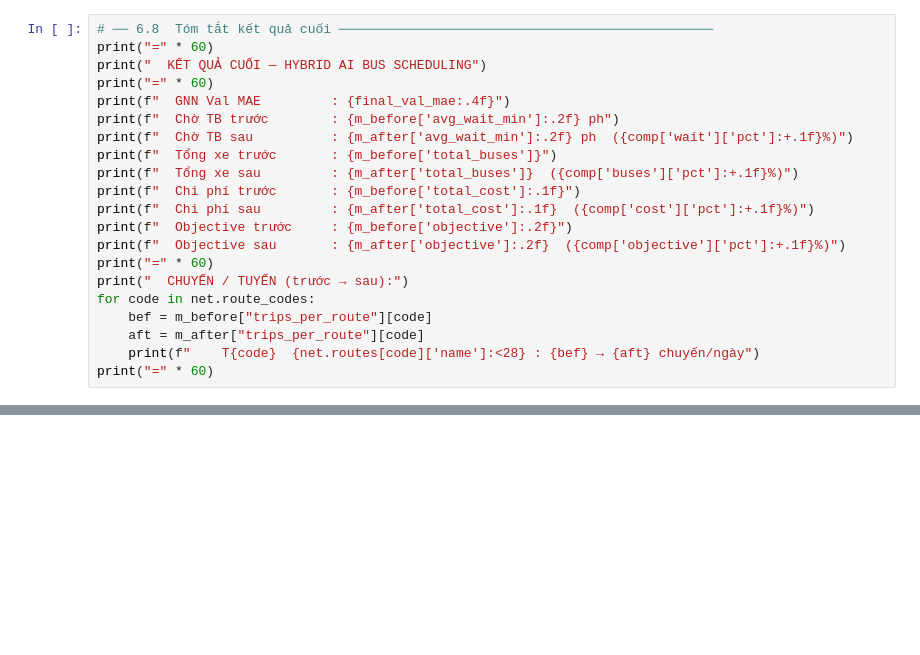
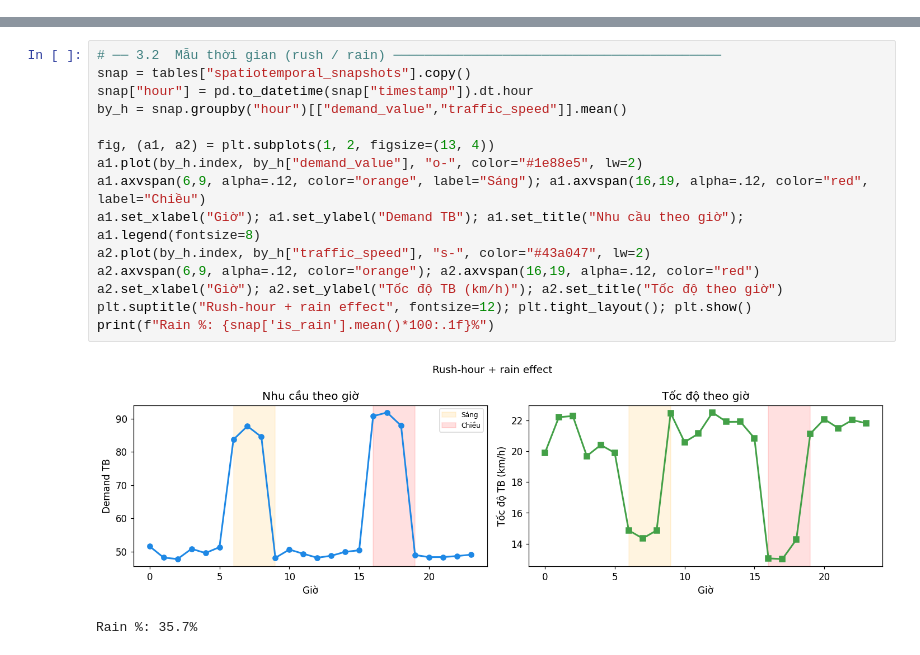
Before and after one commit to dat-utc2-k63/bus-schedule-optimization, a Jupyter notebook: notebook.ipynb, the cells around one changed output, grey strips where cells are left out. Cells and saved outputs as stored; diff of their text form; blank space fills up the shorter version.

```diff
--- a/notebook.ipynb
+++ b/notebook.ipynb
@@ -854,21 +0,0 @@ plt.show()
-# %%
-# ── 6.8  Tóm tắt kết quả cuối ────────────────────────────────────────────────
-print("=" * 60)
-print("  KẾT QUẢ CUỐI — HYBRID AI BUS SCHEDULING")
-print("=" * 60)
-print(f"  GNN Val MAE         : {final_val_mae:.4f}")
-print(f"  Chờ TB trước        : {m_before['avg_wait_min']:.2f} ph")
-print(f"  Chờ TB sau          : {m_after['avg_wait_min']:.2f} ph  ({comp['wait']['pct']:+.1f}%)")
-print(f"  Tổng xe trước       : {m_before['total_buses']}")
-print(f"  Tổng xe sau         : {m_after['total_buses']}  ({comp['buses']['pct']:+.1f}%)")
-print(f"  Chi phí trước       : {m_before['total_cost']:.1f}")
-print(f"  Chi phí sau         : {m_after['total_cost']:.1f}  ({comp['cost']['pct']:+.1f}%)")
-print(f"  Objective trước     : {m_before['objective']:.2f}")
-print(f"  Objective sau       : {m_after['objective']:.2f}  ({comp['objective']['pct']:+.1f}%)")
-print("=" * 60)
-print("  CHUYẾN / TUYẾN (trước → sau):")
-for code in net.route_codes:
-    bef = m_before["trips_per_route"][code]
-    aft = m_after["trips_per_route"][code]
-    print(f"    T{code}  {net.routes[code]['name']:<28} : {bef} → {aft} chuyến/ngày")
-print("=" * 60)
@@ -894,0 +419,18 @@ print("=" * 60)
+# %%
+# ── 3.2  Mẫu thời gian (rush / rain) ──────────────────────────────────────────
+snap = tables["spatiotemporal_snapshots"].copy()
+snap["hour"] = pd.to_datetime(snap["timestamp"]).dt.hour
+by_h = snap.groupby("hour")[["demand_value","traffic_speed"]].mean()
+
+fig, (a1, a2) = plt.subplots(1, 2, figsize=(13, 4))
+a1.plot(by_h.index, by_h["demand_value"], "o-", color="#1e88e5", lw=2)
+a1.axvspan(6,9, alpha=.12, color="orange", label="Sáng"); a1.axvspan(16,19, alpha=.12, color="red", label="Chiều")
+a1.set_xlabel("Giờ"); a1.set_ylabel("Demand TB"); a1.set_title("Nhu cầu theo giờ"); a1.legend(fontsize=8)
+a2.plot(by_h.index, by_h["traffic_speed"], "s-", color="#43a047", lw=2)
+a2.axvspan(6,9, alpha=.12, color="orange"); a2.axvspan(16,19, alpha=.12, color="red")
+a2.set_xlabel("Giờ"); a2.set_ylabel("Tốc độ TB (km/h)"); a2.set_title("Tốc độ theo giờ")
+plt.suptitle("Rush-hour + rain effect", fontsize=12); plt.tight_layout(); plt.show()
+print(f"Rain %: {snap['is_rain'].mean()*100:.1f}%")
+# %% [output]
+[figure, added]
+Rain %: 35.7%
```
Also changed, not shown: parts of 61 cells of this notebook, 14 other files.
